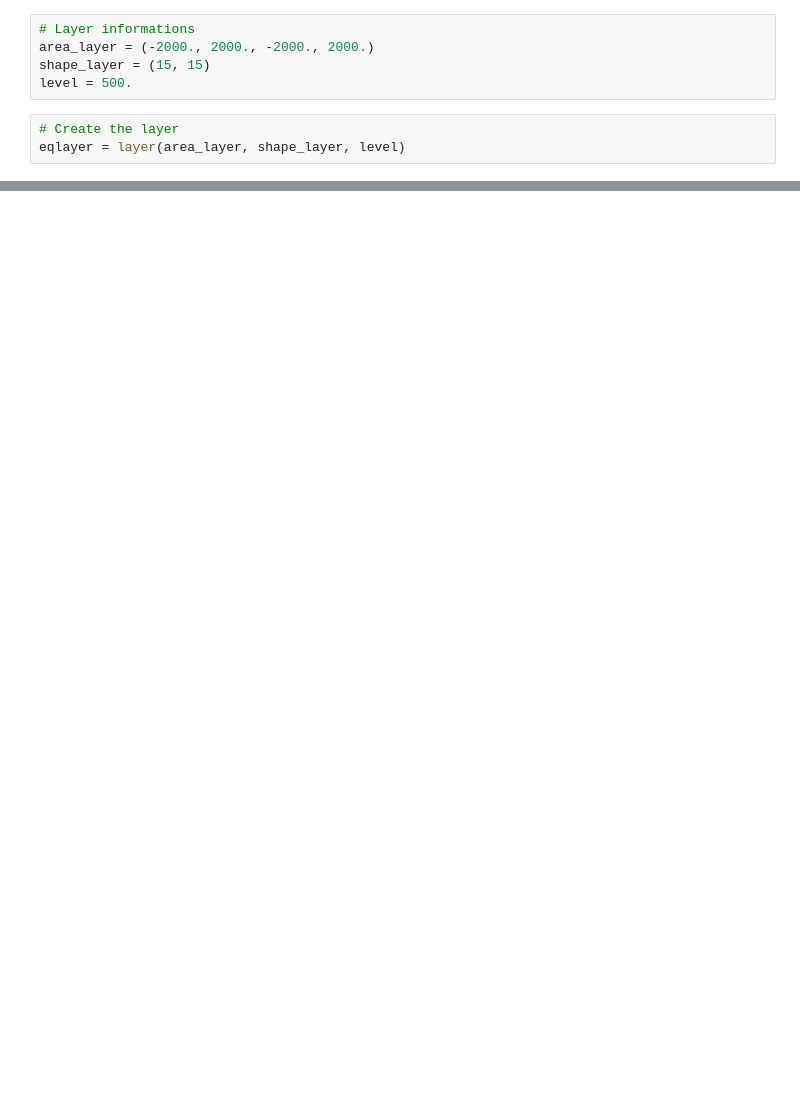
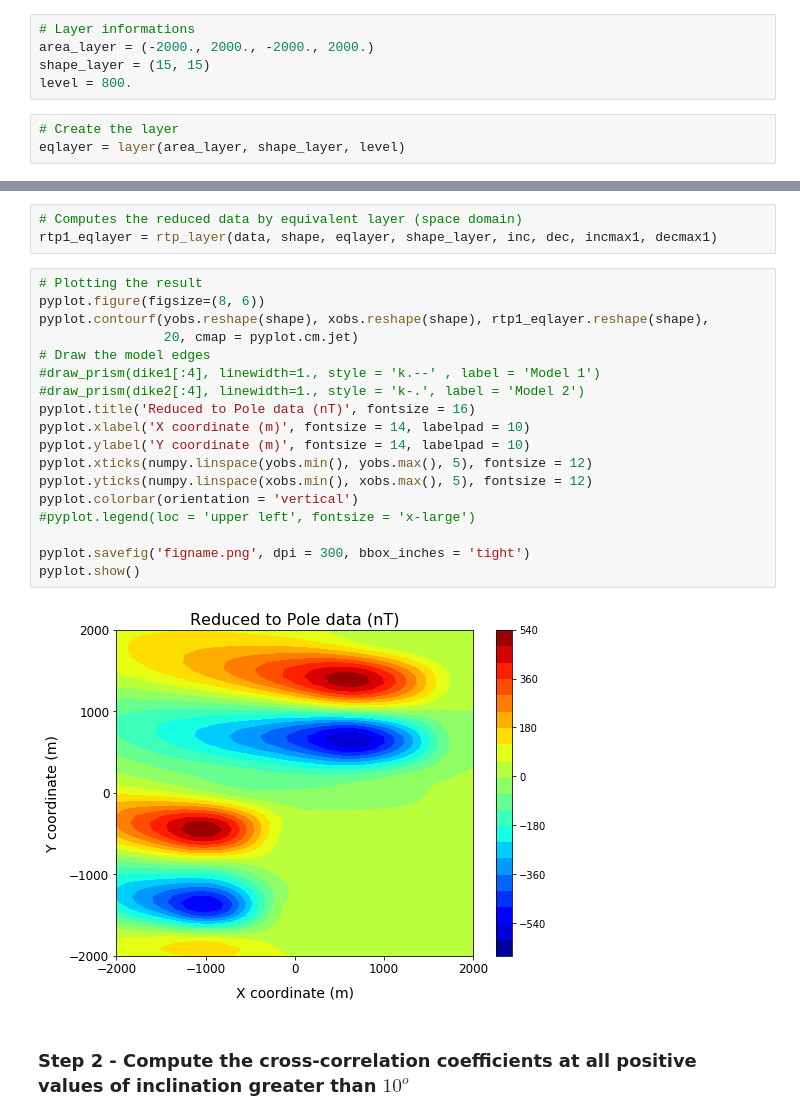
Before and after one commit to nelsondelimar/master, a Jupyter notebook: correlation_eqlayer.ipynb, the cells around one changed output, grey strips where cells are left out. Cells and saved outputs as stored; diff of their text form; blank space fills up the shorter version.

```diff
--- a/correlation_eqlayer.ipynb
+++ b/correlation_eqlayer.ipynb
@@ -55,7 +67,7 @@ from codes.equivalentlayer import layer, mat_mag_tfa
 # Layer informations
 area_layer = (-2000., 2000., -2000., 2000.)
 shape_layer = (15, 15)
-level = 500.
+level = 800.
 # %%
 # Create the layer
 eqlayer = layer(area_layer, shape_layer, level)
@@ -200 +169,26 @@ Declination: 177.0
+# %%
+# Computes the reduced data by equivalent layer (space domain)
+rtp1_eqlayer = rtp_layer(data, shape, eqlayer, shape_layer, inc, dec, incmax1, decmax1)
+# %%
+# Plotting the result
+pyplot.figure(figsize=(8, 6))
+pyplot.contourf(yobs.reshape(shape), xobs.reshape(shape), rtp1_eqlayer.reshape(shape),
+                20, cmap = pyplot.cm.jet)
+# Draw the model edges
+#draw_prism(dike1[:4], linewidth=1., style = 'k.--' , label = 'Model 1')
+#draw_prism(dike2[:4], linewidth=1., style = 'k-.', label = 'Model 2')
+pyplot.title('Reduced to Pole data (nT)', fontsize = 16)
+pyplot.xlabel('X coordinate (m)', fontsize = 14, labelpad = 10)
+pyplot.ylabel('Y coordinate (m)', fontsize = 14, labelpad = 10)
+pyplot.xticks(numpy.linspace(yobs.min(), yobs.max(), 5), fontsize = 12)
+pyplot.yticks(numpy.linspace(xobs.min(), xobs.max(), 5), fontsize = 12)
+pyplot.colorbar(orientation = 'vertical')
+#pyplot.legend(loc = 'upper left', fontsize = 'x-large')
+
+pyplot.savefig('figname.png', dpi = 300, bbox_inches = 'tight')
+pyplot.show()
+# %% [output]
+[figure, added]
+# %% [markdown]
+### Step 2 - Compute the cross-correlation coefficients at all positive values of inclination greater than $10^o$
 # %%
```
Also changed, not shown: parts of 71 cells of this notebook.
